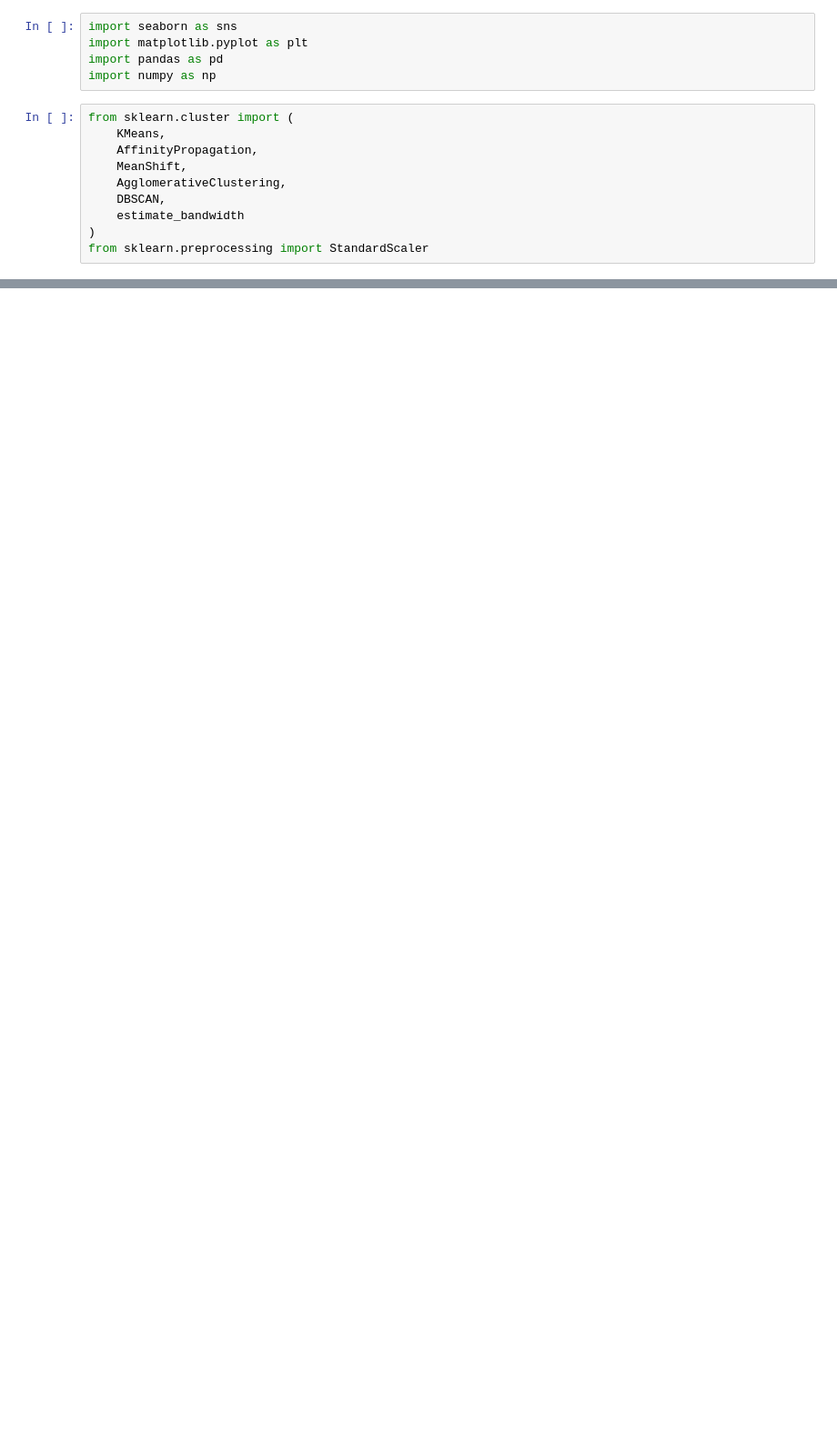
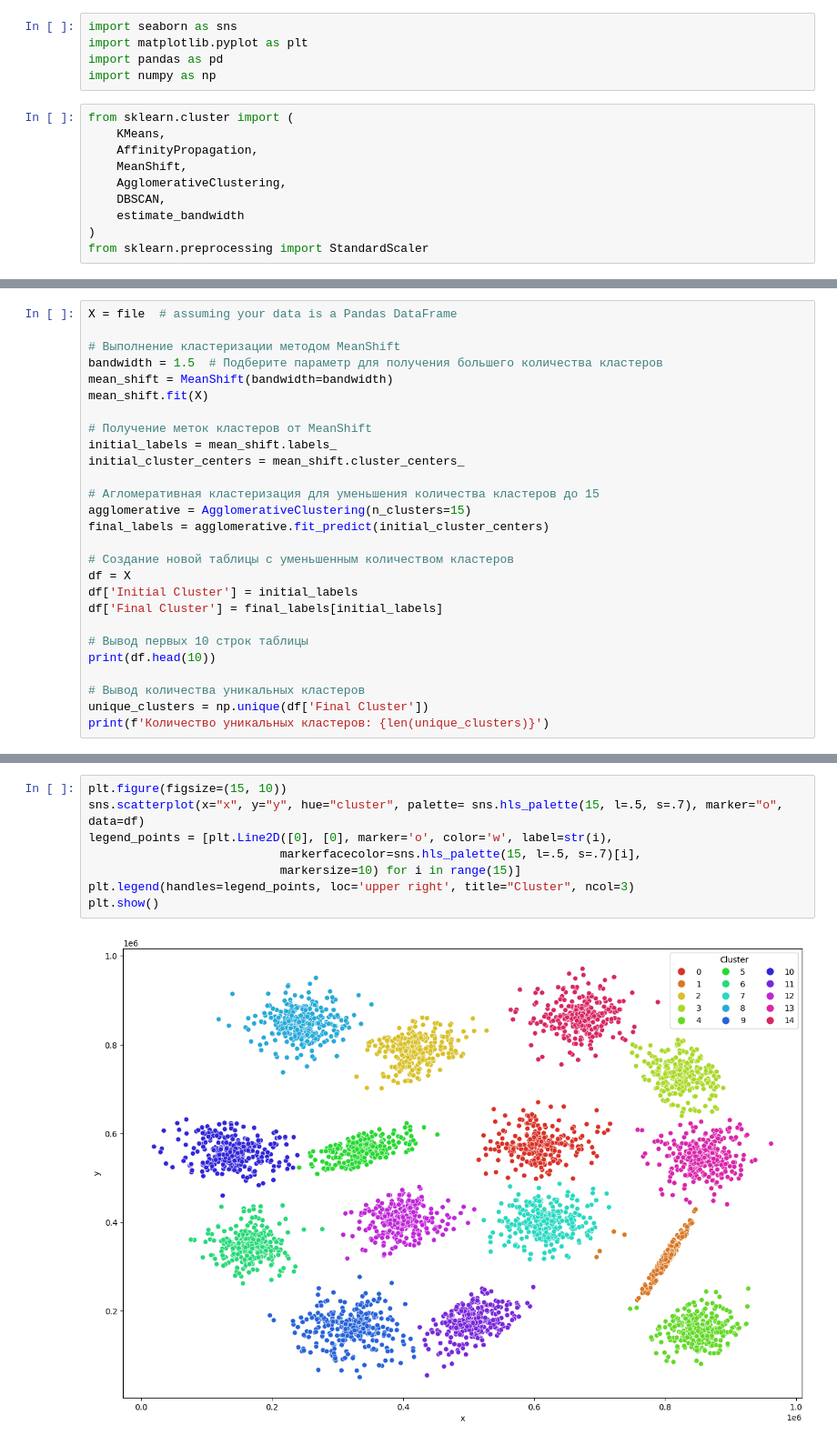
Before and after one commit to kalanimus/PythonLabs, a Jupyter notebook: Lab3/Lab3.ipynb, the cells around one changed output, grey strips where cells are left out. Shown at 91% size. Cells and saved outputs as stored; diff of their text form; blank space fills up the shorter version.

```diff
--- a/Lab3/Lab3.ipynb
+++ b/Lab3/Lab3.ipynb
@@ -104,0 +108,27 @@ array([[665845, 557965],
+# %%
+X = file  # assuming your data is a Pandas DataFrame
+
+# Выполнение кластеризации методом MeanShift
+bandwidth = 1.5  # Подберите параметр для получения большего количества кластеров
+mean_shift = MeanShift(bandwidth=bandwidth)
+mean_shift.fit(X)
+
+# Получение меток кластеров от MeanShift
+initial_labels = mean_shift.labels_
+initial_cluster_centers = mean_shift.cluster_centers_
+
+# Агломеративная кластеризация для уменьшения количества кластеров до 15
+agglomerative = AgglomerativeClustering(n_clusters=15)
+final_labels = agglomerative.fit_predict(initial_cluster_centers)
+
+# Создание новой таблицы с уменьшенным количеством кластеров
+df = X
+df['Initial Cluster'] = initial_labels
+df['Final Cluster'] = final_labels[initial_labels]
+
+# Вывод первых 10 строк таблицы
+print(df.head(10))
+
+# Вывод количества уникальных кластеров
+unique_clusters = np.unique(df['Final Cluster'])
+print(f'Количество уникальных кластеров: {len(unique_clusters)}')
@@ -104,0 +148,10 @@ array([[665845, 557965],
+# %%
+plt.figure(figsize=(15, 10))
+sns.scatterplot(x="x", y="y", hue="cluster", palette= sns.hls_palette(15, l=.5, s=.7), marker="o", data=df)
+legend_points = [plt.Line2D([0], [0], marker='o', color='w', label=str(i),
+                           markerfacecolor=sns.hls_palette(15, l=.5, s=.7)[i],
+                           markersize=10) for i in range(15)]
+plt.legend(handles=legend_points, loc='upper right', title="Cluster", ncol=3)
+plt.show()
+# %% [output]
+[figure, added]
```
Also changed, not shown: parts of 10 cells of this notebook.
